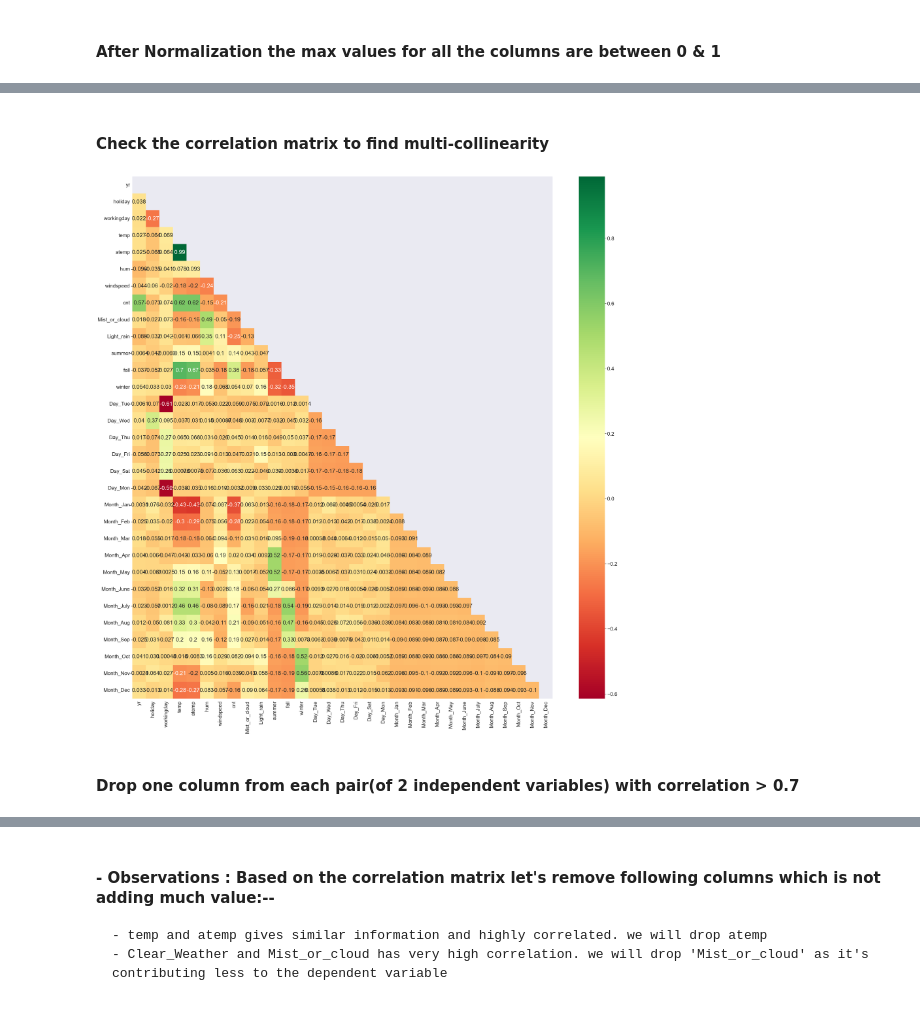
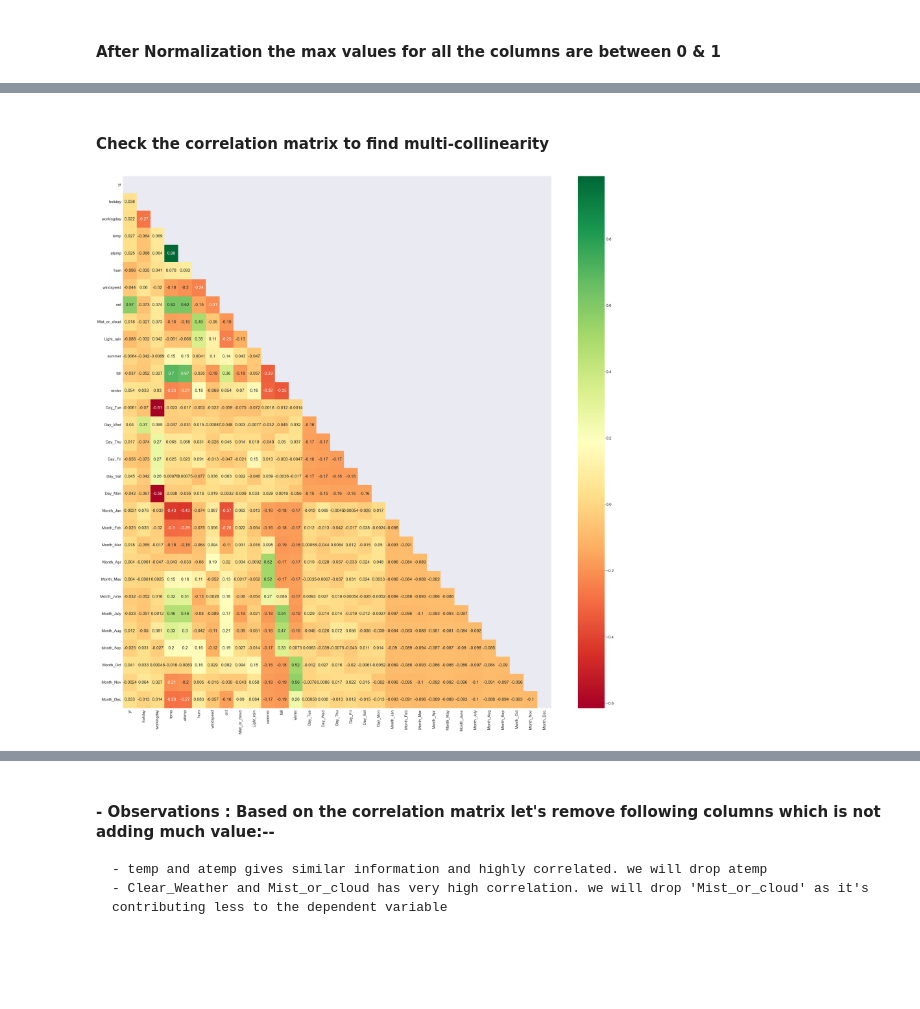
Before and after one commit to abhi-singh-123/bike-sharing-case-study, a Jupyter notebook: Linear_Regression_Assignment.ipynb, the cells around one changed output, grey strips where cells are left out. Cells and saved outputs as stored; diff of their text form; code cells hidden in the pictures; blank space fills up the shorter version.

```diff
--- a/Linear_Regression_Assignment.ipynb
+++ b/Linear_Regression_Assignment.ipynb
@@ -476,14 +476,12 @@ df_train.describe()
 | 50% | 0.000000 | 0.000000 | 1.000000 | 0.533865 | 24.179150 | 0.524361 | 0.410068 | 0.529357 | 0.000000 | ... |
 | 75% | 1.000000 | 0.000000 | 1.000000 | 0.749771 | 30.777100 | 0.668793 | 0.567398 | 0.691550 | 1.000000 | ... |
 | max | 1.000000 | 1.000000 | 1.000000 | 1.000000 | 42.044800 | 1.000000 | 1.000000 | 1.000000 | 1.000000 | ... |
-# %% [markdown]
-#### Check the correlation matrix to find multi-collinearity
+# %% [markdown]
+#### Check the correlation matrix to find multi-collinearity
 # %%
-plt.figure(figsize = (40,40))
+plt.figure(figsize = (55,55))
 matrix = np.triu(df_train.corr())
 sns.heatmap(df_train.corr(), annot = True, cmap="RdYlGn", mask=matrix)
 plt.show()
 # %% [output]
-[figure, old version]
+[figure, new version]
-# %% [markdown]
-#### Drop one column from each pair(of 2 independent variables) with correlation > 0.7
```
Also changed, not shown: parts of 48 cells of this notebook.
